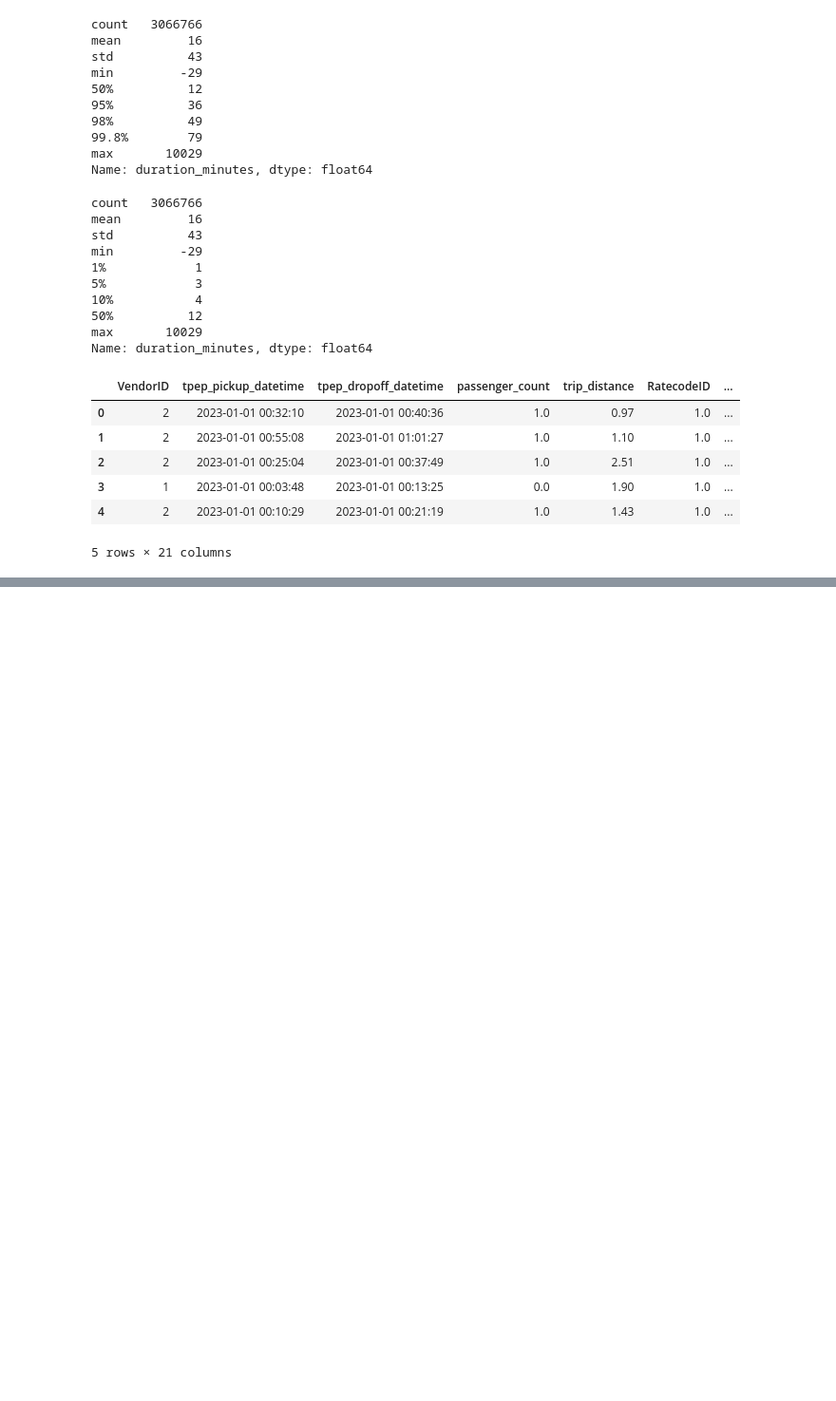
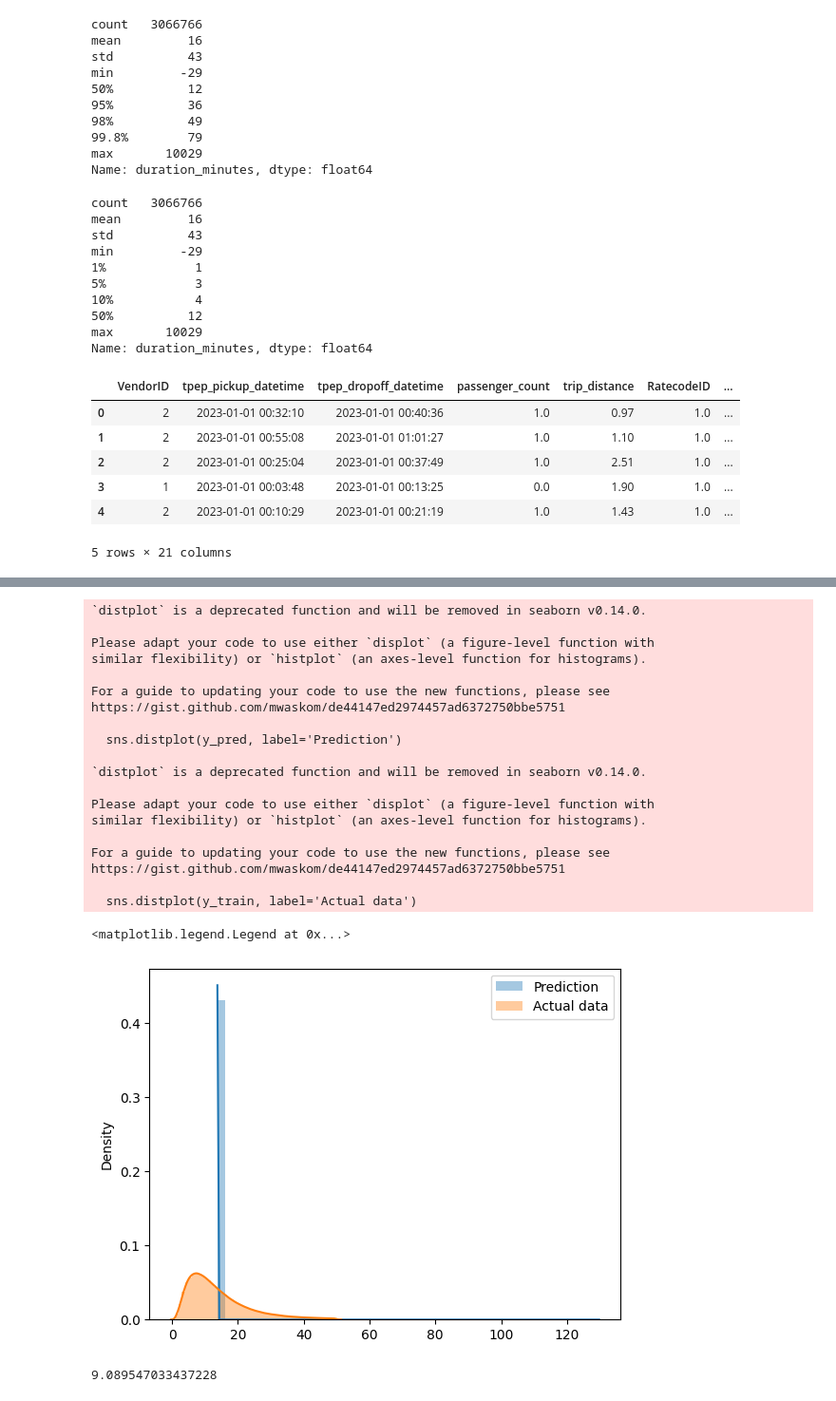
Before and after one commit to dondogecl/mlops_zoomcamp, a Jupyter notebook: 01-introduction/duration_prediction.ipynb, the cells around one changed output, grey strips where cells are left out. Shown at 95% size. Cells and saved outputs as stored; diff of their text form; code cells hidden in the pictures; blank space fills up the shorter version.

```diff
--- a/01-introduction/duration_prediction.ipynb
+++ b/01-introduction/duration_prediction.ipynb
@@ -139,0 +320,45 @@ https://gist.github.com/mwaskom/de44147ed2974457ad6372750bbe5751
+# %%
+# Lasso
+# train the model
+lr = Lasso()
+
+lr.fit(X_train, y_train)
+# predict
+y_pred = lr.predict(X_train)
+# %%
+# Visualize predictions against actual values
+
+
+y_pred_minutes = np.exp(y_pred) - 1  # Convert back to minutes
+
+sns.distplot(y_pred, label='Prediction')
+sns.distplot(y_train, label='Actual data')
+
+plt.legend()
+# %% [output]
+`distplot` is a deprecated function and will be removed in seaborn v0.14.0.
+
+Please adapt your code to use either `displot` (a figure-level function with
+similar flexibility) or `histplot` (an axes-level function for histograms).
+
+For a guide to updating your code to use the new functions, please see
+https://gist.github.com/mwaskom/de44147ed2974457ad6372750bbe5751
+
+  sns.distplot(y_pred, label='Prediction')
+
+`distplot` is a deprecated function and will be removed in seaborn v0.14.0.
+
+Please adapt your code to use either `displot` (a figure-level function with
+similar flexibility) or `histplot` (an axes-level function for histograms).
+
+For a guide to updating your code to use the new functions, please see
+https://gist.github.com/mwaskom/de44147ed2974457ad6372750bbe5751
+
+  sns.distplot(y_train, label='Actual data')
+<matplotlib.legend.Legend at 0x...>
+[figure, added]
+# %%
+# Error metrics
+mean_squared_error(y_train, y_pred, squared=False)
+# %% [output]
+9.089547033437228
```
Also changed, not shown: parts of 17 cells of this notebook.
